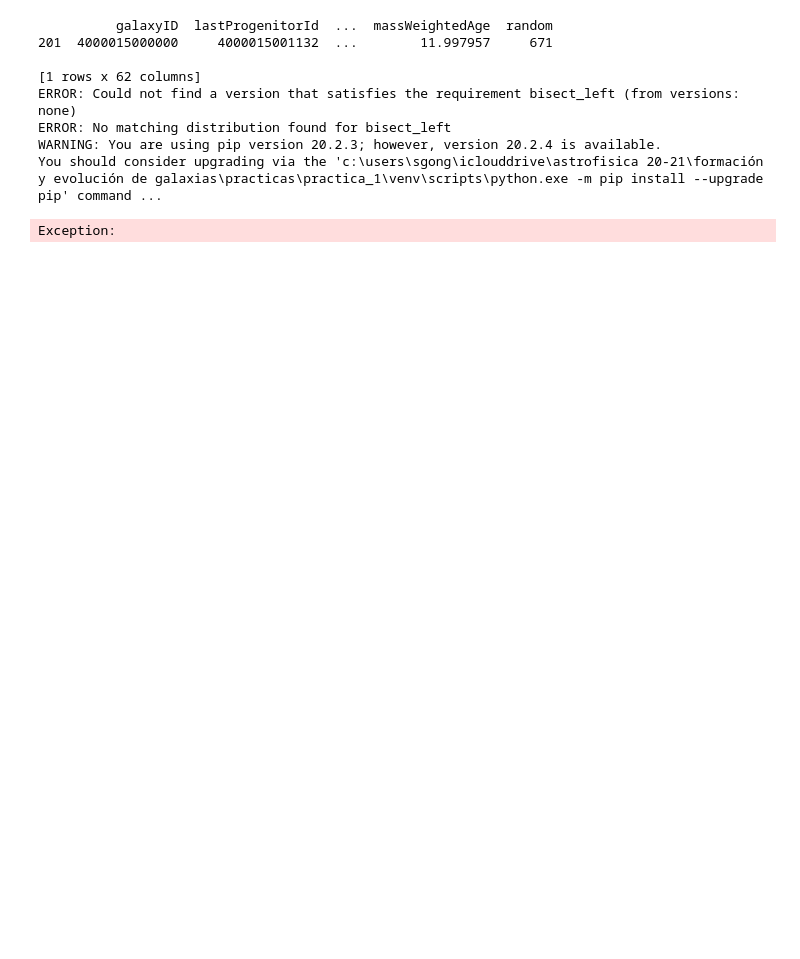
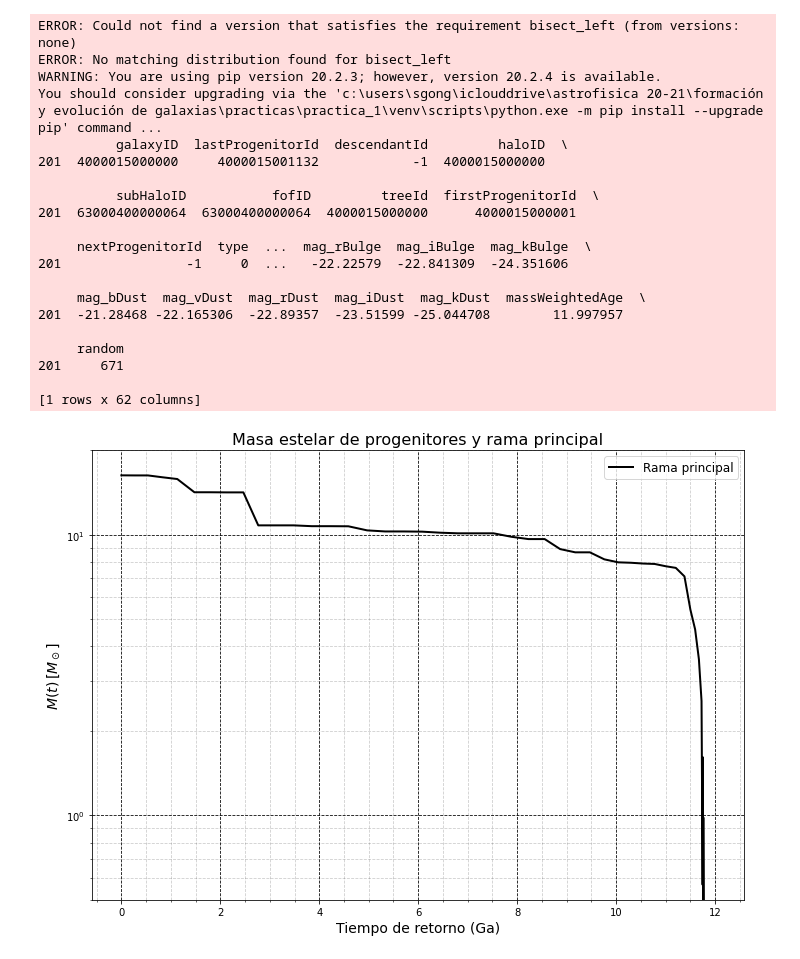
Before and after one commit to sgongar/Practica_1, a Jupyter notebook: figura5.ipynb, the cells around one changed output. Cells and saved outputs as stored; diff of their text form; code cells hidden in the pictures; blank space fills up the shorter version.

```diff
--- a/figura5.ipynb
+++ b/figura5.ipynb
@@ -1,6 +1,4 @@
 # %%
-!pip install bisect_left
-
 from os import getcwd
 
 from bisect import bisect_left, bisect_right
@@ -34,8 +32,6 @@ if lastGalaxyRow['treeId'].size != 1:
 # Obtenemos los valores del arbol
 #
 descendantId = lastGalaxyRow['galaxyID']
-print(lastGalaxyRow)
-raise Exception
 flag = True
 
 descendant_ids_dict = {}
@@ -92,36 +88,48 @@ for idx, stellarMass in enumerate(main_stellarMass):
 # ax.plot(final_main_weightedAge, final_main_stellarMass, linestyle='-',color='black')
 ax.plot(final_main_weightedAge, final_main_stellarMass, linestyle='-',color='black', linewidth=2, label='Rama principal')
 ax.set_yscale('log')
 
 # Pone el titulo de la grafica
 ax.set_title('Masa estelar de progenitores y rama principal', fontsize=16)
 
 # Pone nombre a los ejes
 ax.set_xlabel('Tiempo de retorno (Ga)', fontsize=14)
 # ax.set_ylabel('M')
 ax.set_ylabel(r'$M(t)\:[M_\odot]$', fontsize=14)
 
 
 # ax.set_yticks(arange(0, 20))
 ax.set_ylim([0.5,20])
 
 # Crea el grid
 plt.grid(b=True, which='major', color='black', linestyle='dashed')
 plt.grid(b=True, which='minor', color='black', linestyle='dashed', alpha=0.2)
 plt.minorticks_on()
 
 # Activa la leyenda
 plt.legend(fontsize=12)
 
 # Guarda la figura
-plt.savefig('figura3.jpg')
+plt.savefig('figura5.jpg')
 # %% [output]
-          galaxyID  lastProgenitorId  ...  massWeightedAge  random
-201  4000015000000     4000015001132  ...        11.997957     671
-
-[1 rows x 62 columns]
 ERROR: Could not find a version that satisfies the requirement bisect_left (from versions: none)
 ERROR: No matching distribution found for bisect_left
 WARNING: You are using pip version 20.2.3; however, version 20.2.4 is available.
 You should consider upgrading via the 'c:\users\sgong\iclouddrive\astrofisica 20-21\formación y evolución de galaxias\practicas\practica_1\venv\scripts\python.exe -m pip install --upgrade pip' command ...
+          galaxyID  lastProgenitorId  descendantId         haloID  \
+201  4000015000000     4000015001132            -1  4000015000000
+
+          subHaloID           fofID         treeId  firstProgenitorId  \
+201  63000400000064  63000400000064  4000015000000      4000015000001
+
+     nextProgenitorId  type  ...  mag_rBulge  mag_iBulge  mag_kBulge  \
+201                -1     0  ...   -22.22579  -22.841309  -24.351606
+
+     mag_bDust  mag_vDust  mag_rDust  mag_iDust  mag_kDust  massWeightedAge  \
+201  -21.28468 -22.165306  -22.89357  -23.51599 -25.044708        11.997957
+
+     random
+201     671
+
+[1 rows x 62 columns]
-Exception:
+[figure, added]
```
Also changed, not shown: 22 other files.
